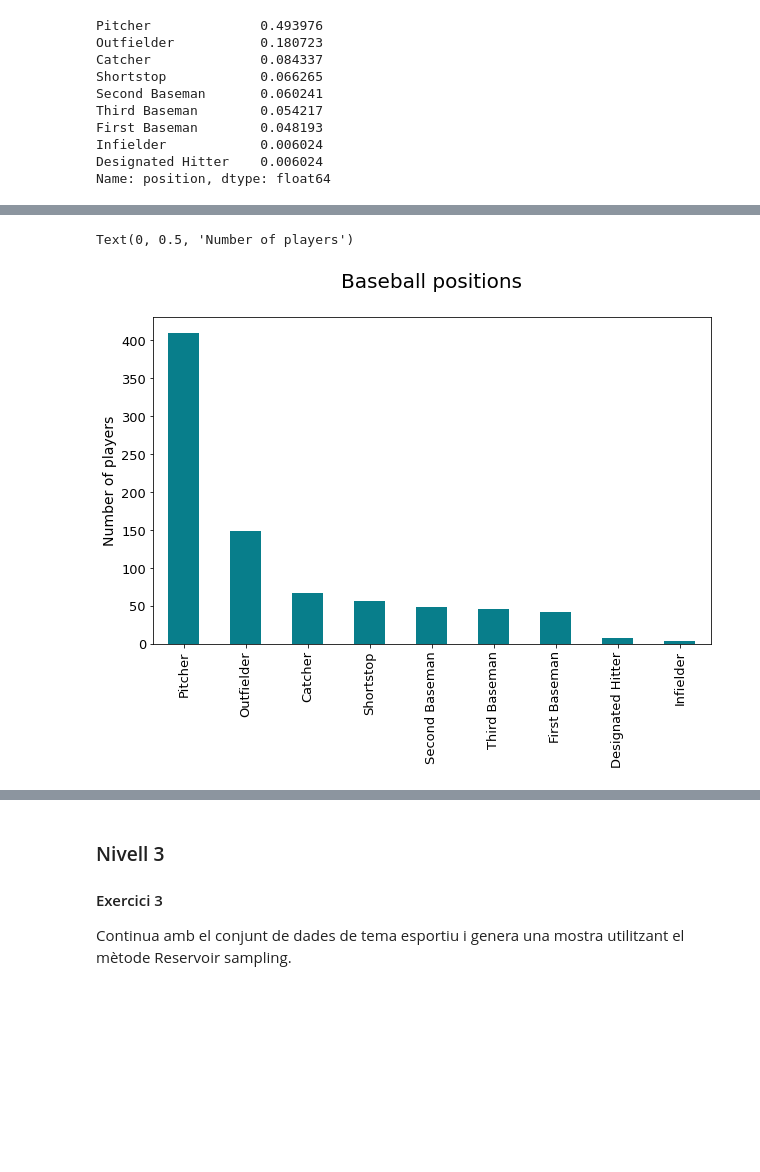
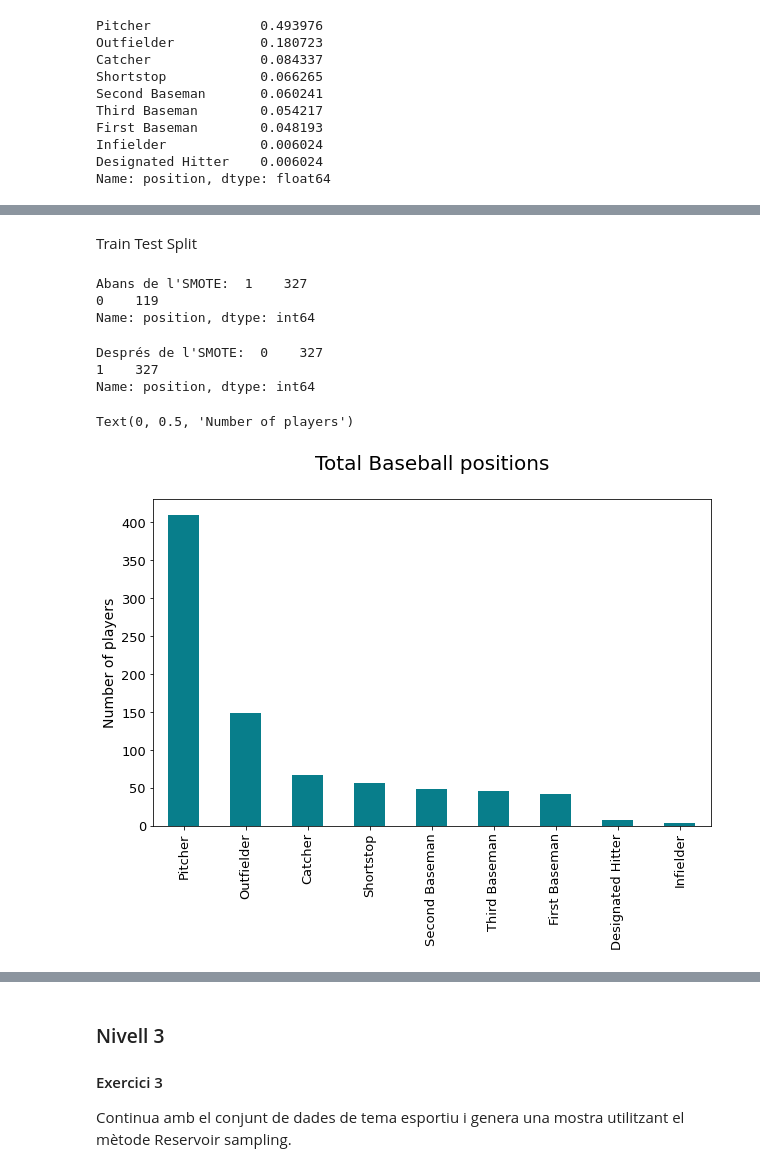
Before and after one commit to arampuig/Sampling, a Jupyter notebook: Tasca Mètodes de Mostreig.ipynb, the cells around one changed output, grey strips where cells are left out. Cells and saved outputs as stored; diff of their text form; code cells hidden in the pictures; blank space fills up the shorter version.

```diff
--- a/Tasca Mètodes de Mostreig.ipynb
+++ b/Tasca Mètodes de Mostreig.ipynb
@@ -160,7 +163,3 @@ First Baseman        0.048193
 Infielder            0.006024
 Designated Hitter    0.006024
 Name: position, dtype: float64
-# %%
-dummy_positions = pd.get_dummies(df['position'], prefix='pos')
-df = pd.concat([df, dummy_positions], axis=1)
-df
@@ -202,0 +224,2 @@ Deixem la part de l' SMOTE comentada per resoldreu-ho en futurs sprints
+# %% [markdown]
+Train Test Split
@@ -203,7 +232,24 @@ Deixem la part de l' SMOTE comentada per resoldreu-ho en futurs sprints
+# %%
+counter = y_train.value_counts()
+print("Abans de l'SMOTE: ", counter)
+# %% [output]
+Abans de l'SMOTE:  1    327
+0    119
+Name: position, dtype: int64
+# %%
+sm = SMOTE(random_state=27)
+X_train_sm, y_train_sm = sm.fit_resample(X_train, y_train)
+
+counter = y_train_sm.value_counts()
+print("Després de l'SMOTE: ", counter)
+# %% [output]
+Després de l'SMOTE:  0    327
+1    327
+Name: position, dtype: int64
 # %%
 ax = df['position'].value_counts().plot(kind='bar', figsize=(10, 6), fontsize=13, color='#087E8B')
-ax.set_title('Baseball positions', size=20, pad=30)
+ax.set_title('Total Baseball positions', size=20, pad=30)
 ax.set_ylabel('Number of players', fontsize=14)
 # %% [output]
 Text(0, 0.5, 'Number of players')
-[figure, old version]
+[figure, new version]
```
Also changed, not shown: parts of 24 cells of this notebook.
